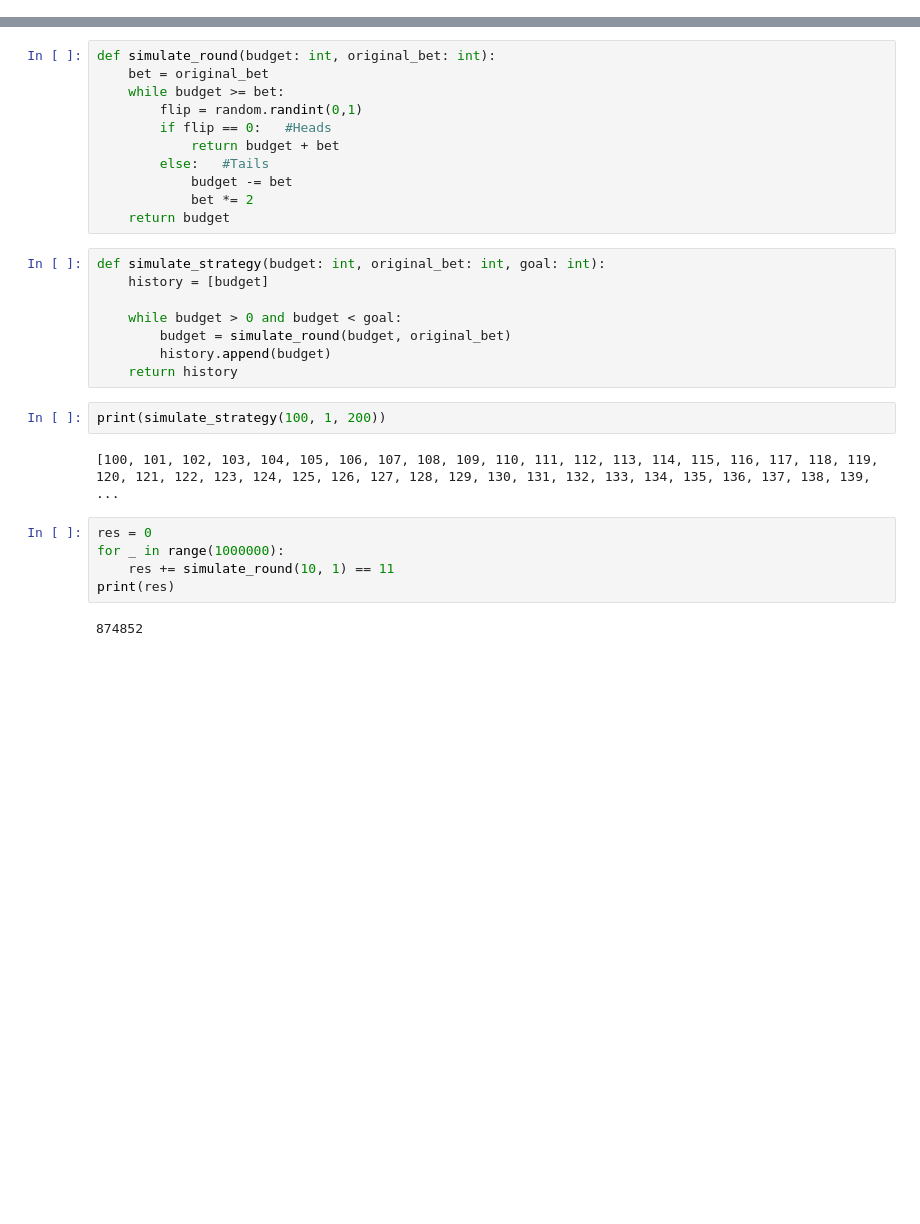
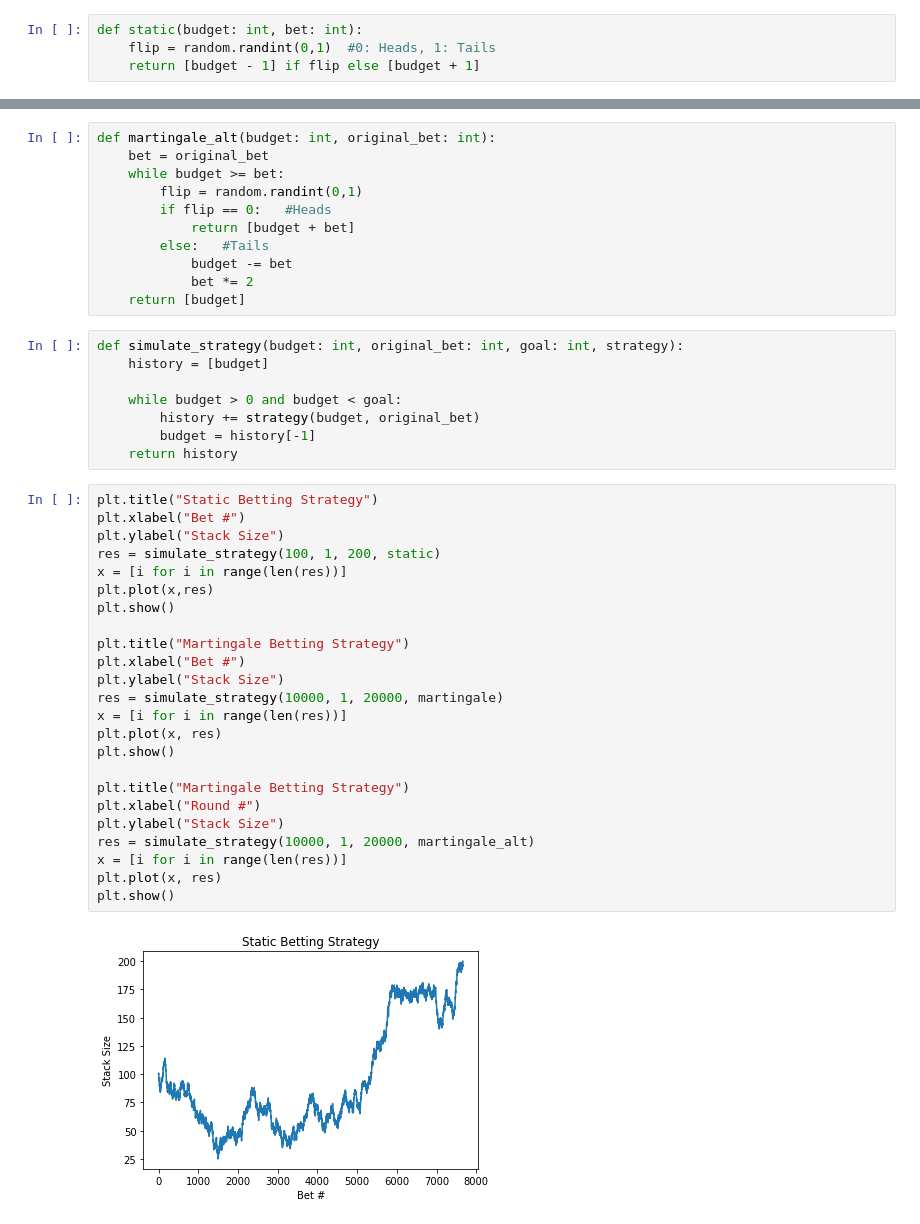
Before and after one commit to Spotlion/martingale_betting, a Jupyter notebook: martingale.ipynb, the cells around one changed output, grey strips where cells are left out. Cells and saved outputs as stored; diff of their text form; blank space fills up the shorter version.

```diff
--- a/martingale.ipynb
+++ b/martingale.ipynb
@@ -5 +4,5 @@ import matplotlib as plt
 import random
+# %%
+def static(budget: int, bet: int):
+    flip = random.randint(0,1)  #0: Heads, 1: Tails
+    return [budget - 1] if flip else [budget + 1]
@@ -6,30 +22,45 @@ import random
 # %%
-def simulate_round(budget: int, original_bet: int):
+def martingale_alt(budget: int, original_bet: int):
     bet = original_bet
     while budget >= bet:
         flip = random.randint(0,1)
         if flip == 0:   #Heads
-            return budget + bet
+            return [budget + bet]
         else:   #Tails
             budget -= bet
             bet *= 2
-    return budget
+    return [budget]
 # %%
-def simulate_strategy(budget: int, original_bet: int, goal: int):
+def simulate_strategy(budget: int, original_bet: int, goal: int, strategy):
     history = [budget]
 
     while budget > 0 and budget < goal:
-        budget = simulate_round(budget, original_bet)
-        history.append(budget)
+        history += strategy(budget, original_bet)
+        budget = history[-1]
     return history
-# %%
-print(simulate_strategy(100, 1, 200))
-# %% [output]
-[100, 101, 102, 103, 104, 105, 106, 107, 108, 109, 110, 111, 112, 113, 114, 115, 116, 117, 118, 119, 120, 121, 122, 123, 124, 125, 126, 127, 128, 129, 130, 131, 132, 133, 134, 135, 136, 137, 138, 139, ...
-# %%
-res = 0
-for _ in range(1000000):
-    res += simulate_round(10, 1) == 11
-print(res)
-# %% [output]
-874852
+# %%
+plt.title("Static Betting Strategy")
+plt.xlabel("Bet #")
+plt.ylabel("Stack Size")
+res = simulate_strategy(100, 1, 200, static)
+x = [i for i in range(len(res))]
+plt.plot(x,res)
+plt.show()
+
+plt.title("Martingale Betting Strategy")
+plt.xlabel("Bet #")
+plt.ylabel("Stack Size")
+res = simulate_strategy(10000, 1, 20000, martingale)
+x = [i for i in range(len(res))]
+plt.plot(x, res)
+plt.show()
+
+plt.title("Martingale Betting Strategy")
+plt.xlabel("Round #")
+plt.ylabel("Stack Size")
+res = simulate_strategy(10000, 1, 20000, martingale_alt)
+x = [i for i in range(len(res))]
+plt.plot(x, res)
+plt.show()
+# %% [output]
+[figure, added]
```
Also changed, not shown: parts of 3 cells of this notebook.
